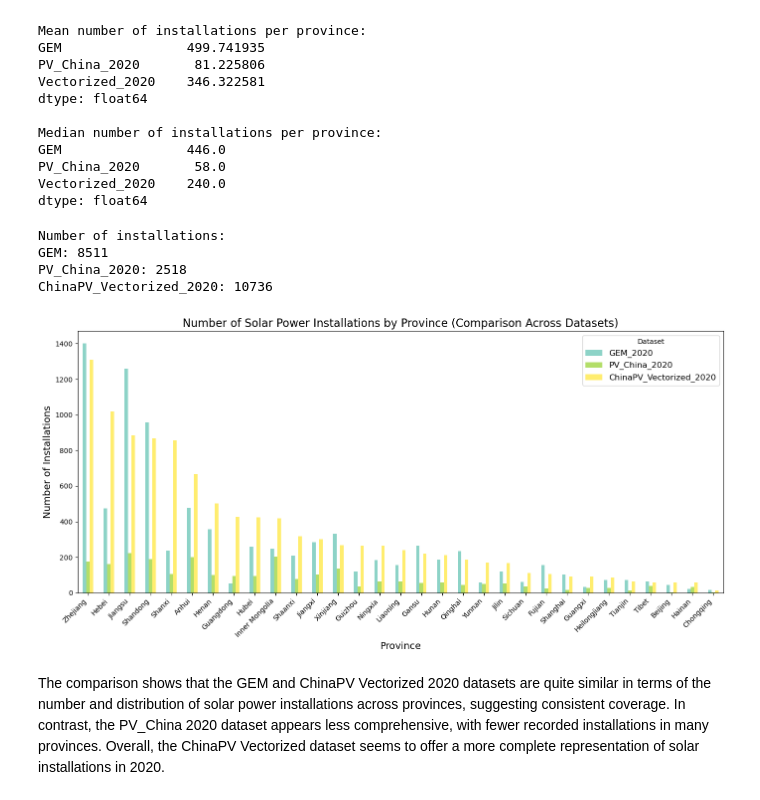
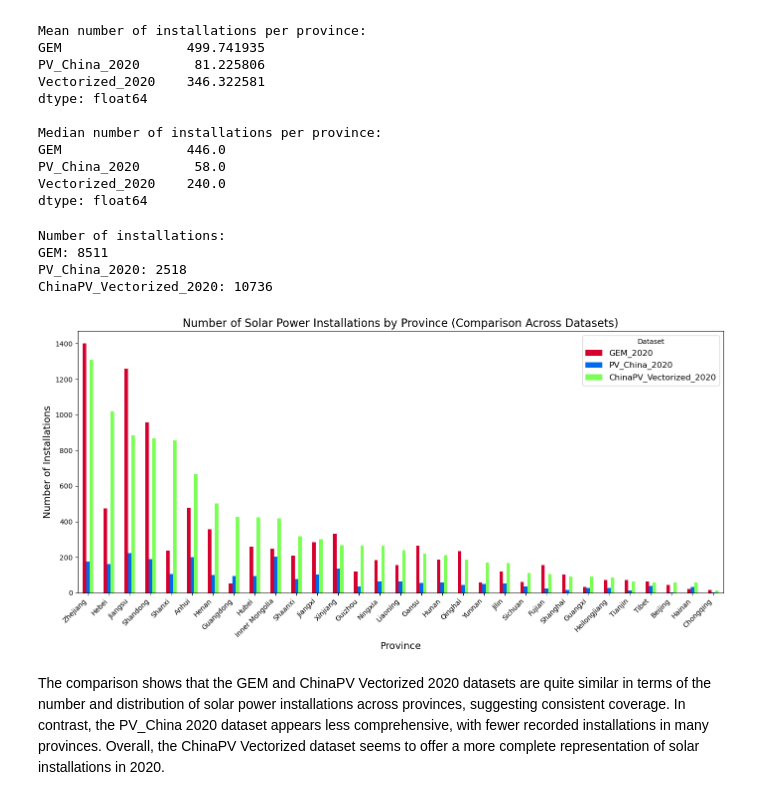
Before and after one commit to XinranHf/solar-data-china, a Jupyter notebook: scripts/analysis/compare_datasets.ipynb, the cells around one changed output. Cells and saved outputs as stored; diff of their text form; code cells hidden in the pictures.

```diff
--- a/scripts/analysis/compare_datasets.ipynb
+++ b/scripts/analysis/compare_datasets.ipynb
@@ -125,36 +125,40 @@ dtype: float64
 # %%
 # Number of installations in each dataset
 print("Number of installations:")
 print(f"GEM: {len(gem_2020)}")
 print(f"PV_China_2020: {len(pvchina_2020)}")
 print(f"ChinaPV_Vectorized_2020: {len(chinapv_vectorized_2020)}")
 
 
 # Count of installations by province
 province_counts = {}
 for df, name in zip([gem_2020, pvchina_2020, chinapv_vectorized_2020], ['GEM_2020', 'PV_China_2020', 'ChinaPV_Vectorized_2020']):
     if 'Province' in df.columns:
         province_counts[name] = pd.Series(df['Province']).value_counts()
 
 # Combine into one DataFrame for plotting
 province_df = pd.DataFrame(province_counts).fillna(0).astype(int)
 province_df = province_df.sort_values('ChinaPV_Vectorized_2020', ascending=False)
 
-province_df.plot(kind='bar', figsize=(14,7), colormap='Set3')
-
+custom_colors = ["#d5002eff", "#006aecff", "#7aff55"]
+province_df.plot(
+    kind='bar',
+    figsize=(14,7),
+    color=custom_colors  # applies in order to datasets
+)
 plt.title("Number of Solar Power Installations by Province (Comparison Across Datasets)", fontsize=16)
 plt.ylabel("Number of Installations", fontsize=14)
 plt.xlabel("Province", fontsize=14)
 plt.xticks(rotation=45, ha='right')
 plt.legend(title="Dataset", fontsize=12)
 plt.tight_layout()
 plt.show()
 # %% [output]
 Number of installations:
 GEM: 8511
 PV_China_2020: 2518
 ChinaPV_Vectorized_2020: 10736
-[figure, old version]
+[figure, new version]
 # %% [markdown]
 The comparison shows that the GEM and ChinaPV Vectorized 2020 datasets are quite similar in terms of the number and distribution of solar power installations across provinces, suggesting consistent coverage. In contrast, the PV_China 2020 dataset appears less comprehensive, with fewer recorded installations in many provinces. Overall, the ChinaPV Vectorized dataset seems to offer a more complete representation of solar installations in 2020.
 # %%
```
Also changed, not shown: parts of 13 cells of this notebook, 16 other files.
